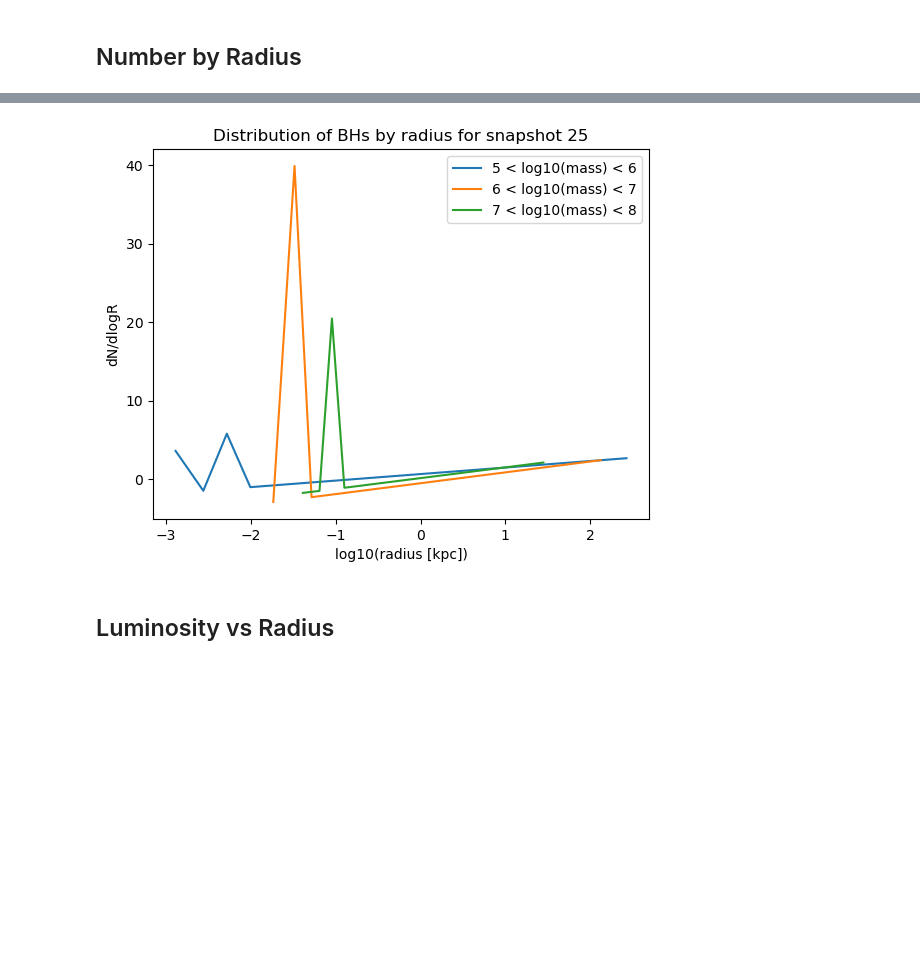
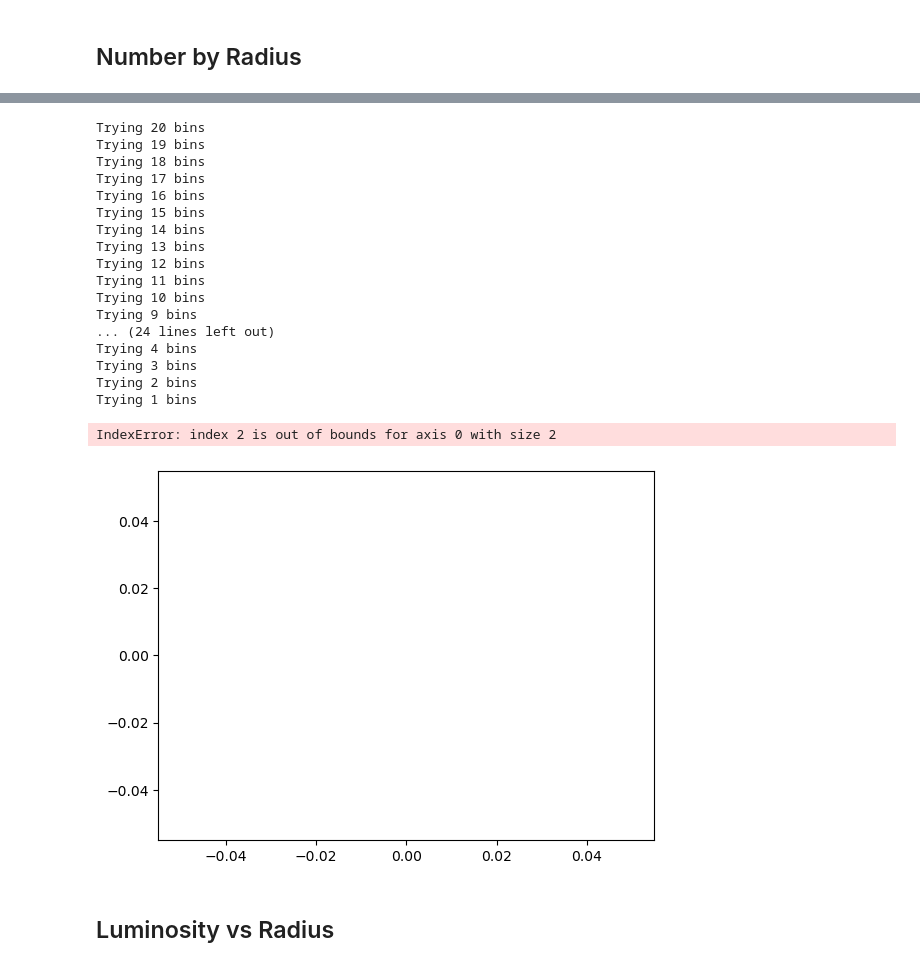
Before and after one commit to pranav-satheesh/wandering_bhs, a Jupyter notebook: Notebooks/SubhaloDictionary.ipynb, the cells around one changed output, grey strips where cells are left out. Saved outputs shown, nothing was run; the diff lists cells and outputs as text; code cells hidden in the pictures; blank space fills up the shorter version.

```diff
--- a/Notebooks/SubhaloDictionary.ipynb
+++ b/Notebooks/SubhaloDictionary.ipynb
@@ -186,7 +256,7 @@ def rad_data(snapshot, rfrac=False, onlyCentralHalos=False, includeSupercentrals
             subhalo_row = f["bh/subhalo_row"][bh_start+bh]
             halfrad = f["subhalo/stellar_halfrad_kpc"][subhalo_row]
             central = f["subhalo/is_central"][subhalo_row]
-            if (central or not onlyCentralHalos) and (includeSupercentrals or r[bh]>1e-8):
+            if (central or not onlyCentralHalos) and ((includeSupercentrals and r[bh]>0) or r[bh]>1e-8):
                 valid[bh] = True
                 if rfrac: r[bh] = r[bh]/halfrad
     return r[valid]
@@ -215,3 +285,28 @@ def dNdlogR(snapshot, rfrac=False, onlyCentralHalos=False, includeSupercentrals=
     plt.ylabel(f"dN/dlogR")
     r_title = "Radius fraction" if rfrac else "Radius"
     plt.title(f"Distribution of BHs by radius for snapshot {snapshot}")
+# %%
+def dN(snapshot, rfrac=False, onlyCentralHalos=False, includeSupercentrals=False):
+    r = rad_data(snapshot, rfrac, onlyCentralHalos, includeSupercentrals)
+    log_r = np.log10(r)
+    for numbins in range(20, 0, -1):
+        edges = np.linspace(np.min(log_r), np.max(log_r), numbins+1)
+        dlogR = edges[1] - edges[0]
+        edges[0] = edges[0] - 0.1
+        centers = (edges[1:]+edges[:-1])/2
+        dN = np.empty(numbins)
+        valid = True
+        for i in range(numbins):
+            inbin = np.bitwise_and((log_r>edges[i]),(log_r<=edges[i+1]))
+            dN[i] = len(log_r[inbin])
+            if dN[i] == 0:
+                valid = False
+                break
+            # dN_dlogR[i] = dN/dlogR
+        if valid: break
+    plt.plot(centers, dN)
+    r_unit = "halfmass rad" if rfrac else "kpc"
+    plt.xlabel(f"log10(radius [{r_unit}])")
+    plt.ylabel(f"dN")
+    r_title = "Radius fraction" if rfrac else "Radius"
+    plt.title(f"Distribution of BHs by radius for snapshot {snapshot}")
@@ -241,7 +346,7 @@ def dNdlogRmass(snapshot, rfrac=False, onlyCentralHalos=False, includeSupercentr
     m, r = mass_rad_data(snapshot, False, rfrac, onlyCentralHalos, includeSupercentrals)
     log_r = np.log10(r)
     log_m = np.log10(m)
-    mbounds = range(int(np.floor(np.min(log_m))), int(np.ceil(np.max(log_m))))
+    mbounds = range(int(np.floor(np.min(log_m))), int(np.ceil(np.max(log_m)))+1)
     for i in range(len(mbounds)-1):
         m_min = mbounds[i]
         m_max = mbounds[i+1]
@@ -249,6 +354,7 @@ def dNdlogRmass(snapshot, rfrac=False, onlyCentralHalos=False, includeSupercentr
         r_in_bin = log_r[inbin]
         if len(r_in_bin) == 0: continue
         for numbins in range(20, 0, -1):
+            print(f"Trying {numbins} bins")
             edges = np.linspace(np.min(r_in_bin), np.max(r_in_bin), numbins+1)
             dlogR = edges[1] - edges[0]
             edges[0] = edges[0] - 0.1
@@ -271,9 +377,27 @@ def dNdlogRmass(snapshot, rfrac=False, onlyCentralHalos=False, includeSupercentr
     plt.title(f"Distribution of BHs by radius for snapshot {snapshot}")
     plt.legend()
 # %%
-dNdlogRmass(25)
+dNdlogRmass(25, includeSupercentrals=True)
 # %% [output]
+Trying 20 bins
+Trying 19 bins
+Trying 18 bins
+Trying 17 bins
+Trying 16 bins
+Trying 15 bins
+Trying 14 bins
+Trying 13 bins
+Trying 12 bins
+Trying 11 bins
+Trying 10 bins
+Trying 9 bins
+... (24 lines left out)
+Trying 4 bins
+Trying 3 bins
+Trying 2 bins
+Trying 1 bins
+IndexError: index 2 is out of bounds for axis 0 with size 2
-[figure, old version]
+[figure, new version]
 # %%
 # Results are odd. They imply more mass means farther out. earlier graphs had a different effect.
 # %% [markdown]
```
Also changed, not shown: parts of 14 cells of this notebook.
